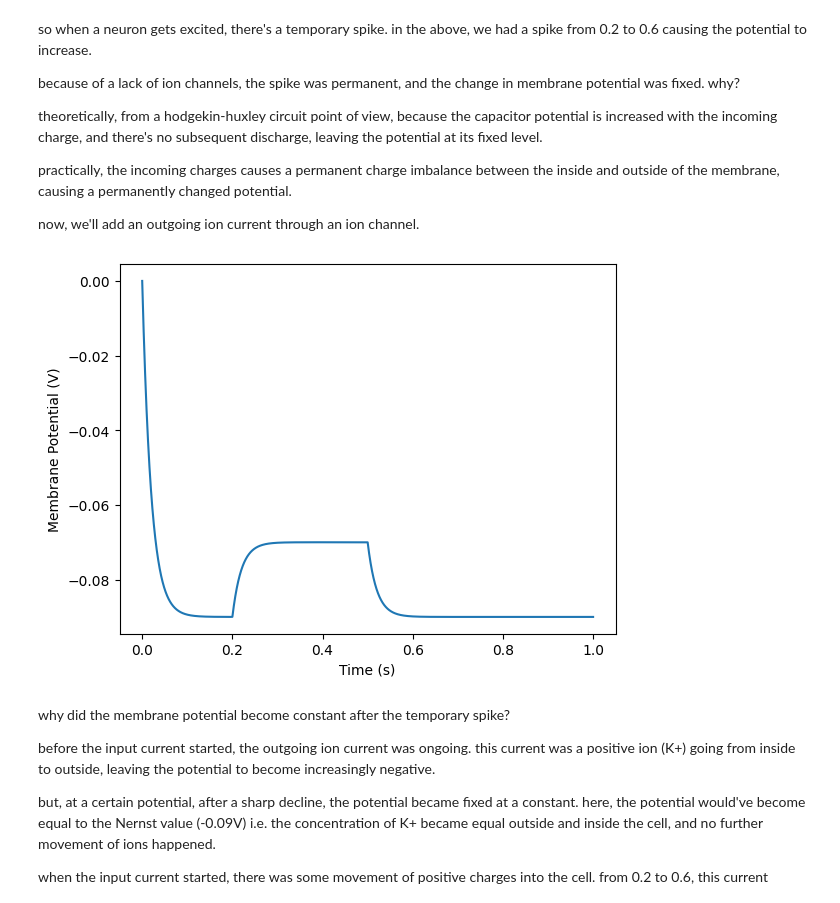
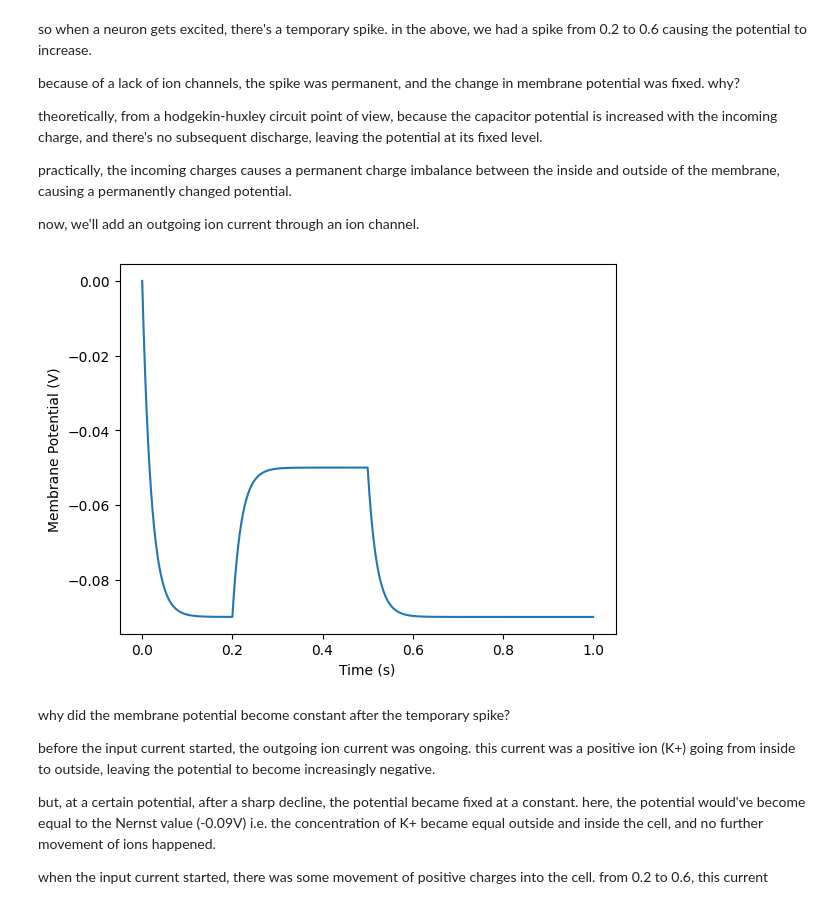
Before and after one commit to TirelessClock/neurepo, a Jupyter notebook: hodgkin_huxley.ipynb, the cells around one changed output. Drawn from its saved outputs; the diff is of its cells as text; code cells hidden in the pictures.

```diff
--- a/hodgkin_huxley.ipynb
+++ b/hodgkin_huxley.ipynb
@@ -11,22 +39,4 @@ i picked up the code from https://www.billconnelly.net/?p=421. i'm gonna try and
 # %%
-# Basic simulation Properties
-dt = 10E-6; # 10 us timestep
-
-# Basic Cell Properties
-Cm = 100E-12; # Membrane Capacitance = 100 pF
-v_init = -70E-3;# Initial membrane potential -70 mV
-
-# Injected Current step
-current_magnitude = 100E-12; # 100 pA
-
-#Injected current, 0.2 seconds of 0 current, 0.3 seconds of some current,
-#and 0.5 seconds of no current
-i_inj = np.concatenate((
-    np.zeros(round(0.2/dt)),
-    current_magnitude*np.ones(round(0.3/dt)),
-    np.zeros(round(0.5/dt))
-))
-
 #Preallocate the voltage output
 v_out = np.zeros(np.size(i_inj))
 
@@ -60,48 +70,27 @@ practically, the incoming charges causes a permanent charge imbalance between th
 
 now, we'll add an outgoing ion current through an ion channel.
 # %%
-# Basic simulation Properties
-dt = 10E-6; # 10 us timestep
-
-# Basic Cell Properties
-Cm = 100E-12; # Membrane Capacitance = 100 pF
-v_init = -70E-3;# Initial membrane potential -70 mV
-
-Gk = 5E-9 # 5 nS conductance
-Ek = -90E-3 # Reversal potential of -90 mV
-
-# Injected Current step
-current_magnitude = 100E-12; # 100 pA
-
-#Injected current, 0.2 seconds of 0 current, 0.3 seconds of some current,
-#and 0.5 seconds of no current
-i_inj = np.concatenate((
-    np.zeros(round(0.2/dt)),
-    current_magnitude*np.ones(round(0.3/dt)),
-    np.zeros(round(0.5/dt))
-))
-
 #Preallocate the voltage output
 v_out = np.zeros(np.size(i_inj))
 
 #The real computational meat
 for t in range(1, np.size(v_out)):
     if t == 0:
         v_out[t] = v_init; #At the first time step, set voltage to the initial condition
     else:
-        i_ion = Gk * (v_out[t-1] - Ek)  #Calculate the current through ion channels
+        i_ion = G_k * (v_out[t-1] - Ek)  #Calculate the current through ion channels
         i_cap = i_inj[t] - i_ion;   #Calculate what i is
         dv = i_cap/Cm * dt; #Calculate dv, using our favourite equation
         v_out[t] = v_out[t-1] + dv; #add dv on to our last known voltage
 
 #Make the graph
 t_vec = np.linspace(0, 1, np.size(v_out))
 plt.plot(t_vec, v_out)
 plt.xlabel('Time (s)')
 plt.ylabel('Membrane Potential (V)')
 plt.show()
 # %% [output]
-[figure, old version]
+[figure, new version]
 # %% [markdown]
 why did the membrane potential become constant after the temporary spike?
 
```
Also changed, not shown: parts of 10 cells of this notebook.
